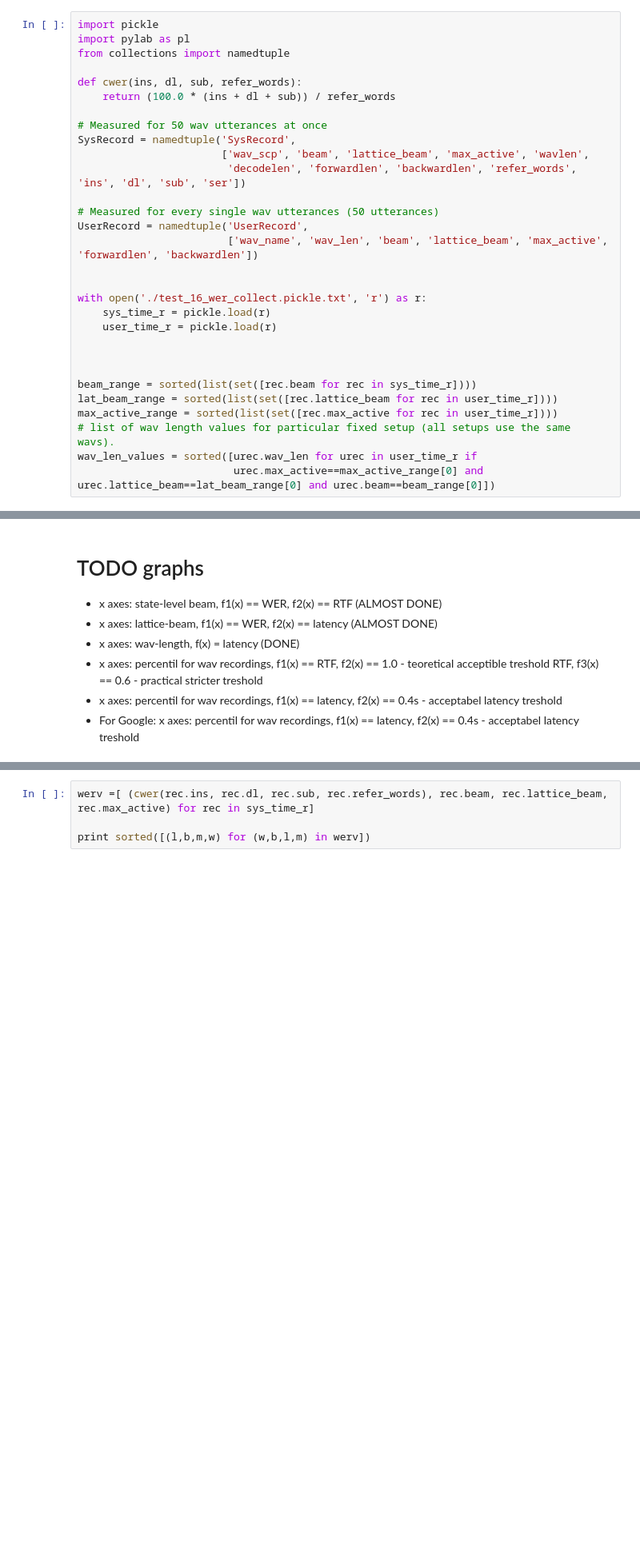
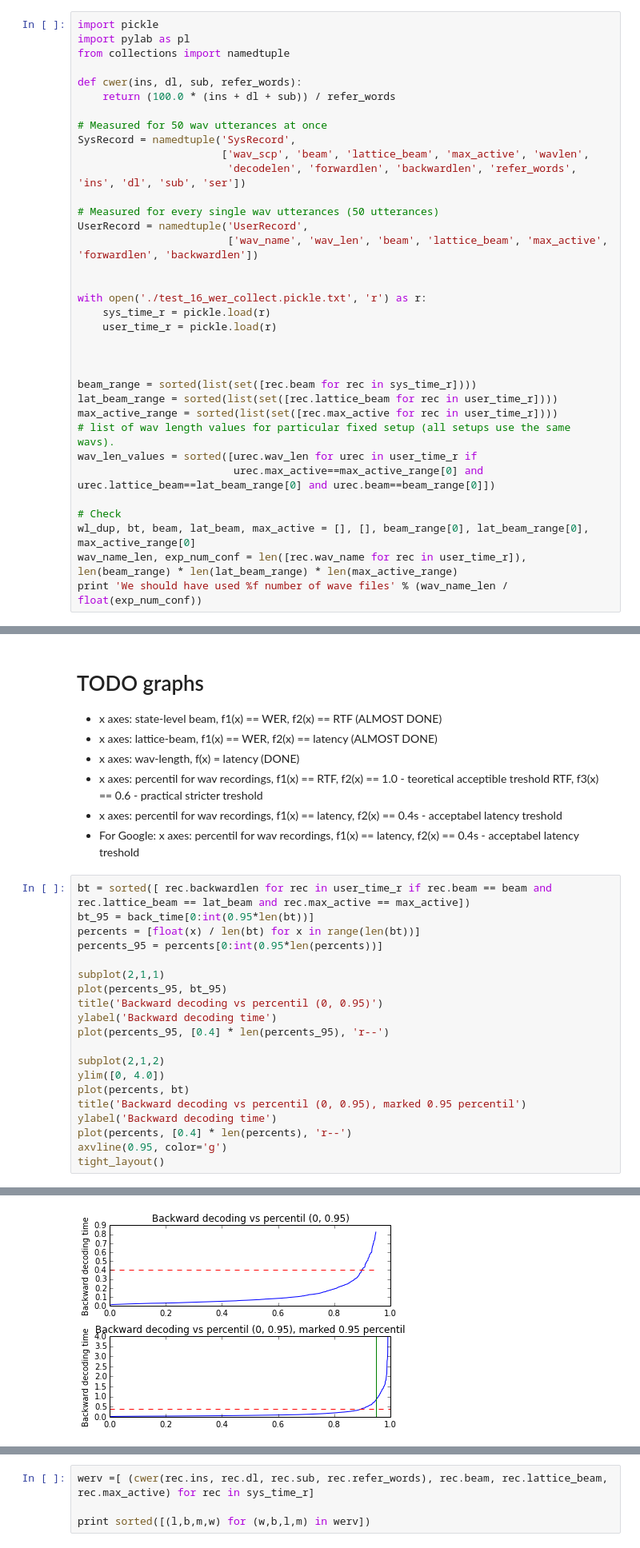
Before and after one commit to oplatek/pykaldi-eval, a Jupyter notebook: Pykaldi-evaluation.ipynb, the cells around one changed output, grey strips where cells are left out. Shown at 80% size. Cells and saved outputs as stored; diff of their text form; blank space fills up the shorter version.

```diff
--- a/Pykaldi-evaluation.ipynb
+++ b/Pykaldi-evaluation.ipynb
@@ -34,3 +34,8 @@ max_active_range = sorted(list(set([rec.max_active for rec in user_time_r])))
 # list of wav length values for particular fixed setup (all setups use the same wavs).
 wav_len_values = sorted([urec.wav_len for urec in user_time_r if
                          urec.max_active==max_active_range[0] and urec.lattice_beam==lat_beam_range[0] and urec.beam==beam_range[0]])
+
+# Check
+wl_dup, bt, beam, lat_beam, max_active = [], [], beam_range[0], lat_beam_range[0], max_active_range[0]
+wav_name_len, exp_num_conf = len([rec.wav_name for rec in user_time_r]), len(beam_range) * len(lat_beam_range) * len(max_active_range)
+print 'We should have used %f number of wave files' % (wav_name_len / float(exp_num_conf))
@@ -44,3 +51,24 @@ TODO graphs
  * x axes: percentil for wav recordings, f1(x) == RTF, f2(x) == 1.0 - teoretical acceptible treshold RTF, f3(x) == 0.6 - practical stricter treshold
  * x axes: percentil for wav recordings, f1(x) == latency, f2(x) == 0.4s - acceptabel latency treshold
  * For Google: x axes: percentil for wav recordings, f1(x) == latency, f2(x) == 0.4s - acceptabel latency treshold
+# %%
+bt = sorted([ rec.backwardlen for rec in user_time_r if rec.beam == beam and rec.lattice_beam == lat_beam and rec.max_active == max_active])
+bt_95 = back_time[0:int(0.95*len(bt))]
+percents = [float(x) / len(bt) for x in range(len(bt))]
+percents_95 = percents[0:int(0.95*len(percents))]
+
+subplot(2,1,1)
+plot(percents_95, bt_95)
+title('Backward decoding vs percentil (0, 0.95)')
+ylabel('Backward decoding time')
+plot(percents_95, [0.4] * len(percents_95), 'r--')
+
+subplot(2,1,2)
+ylim([0, 4.0])
+plot(percents, bt)
+title('Backward decoding vs percentil (0, 0.95), marked 0.95 percentil')
+ylabel('Backward decoding time')
+plot(percents, [0.4] * len(percents), 'r--')
+axvline(0.95, color='g')
+tight_layout()
+# %% [output]
@@ -47,3 +76,4 @@ TODO graphs
+[figure, added]
 # %%
 wl_dup, bt, beam, lat_beam, max_active = [], [], beam_range[0], lat_beam_range[0], max_active_range[0]
 
```
Also changed, not shown: parts of 3 cells of this notebook.
